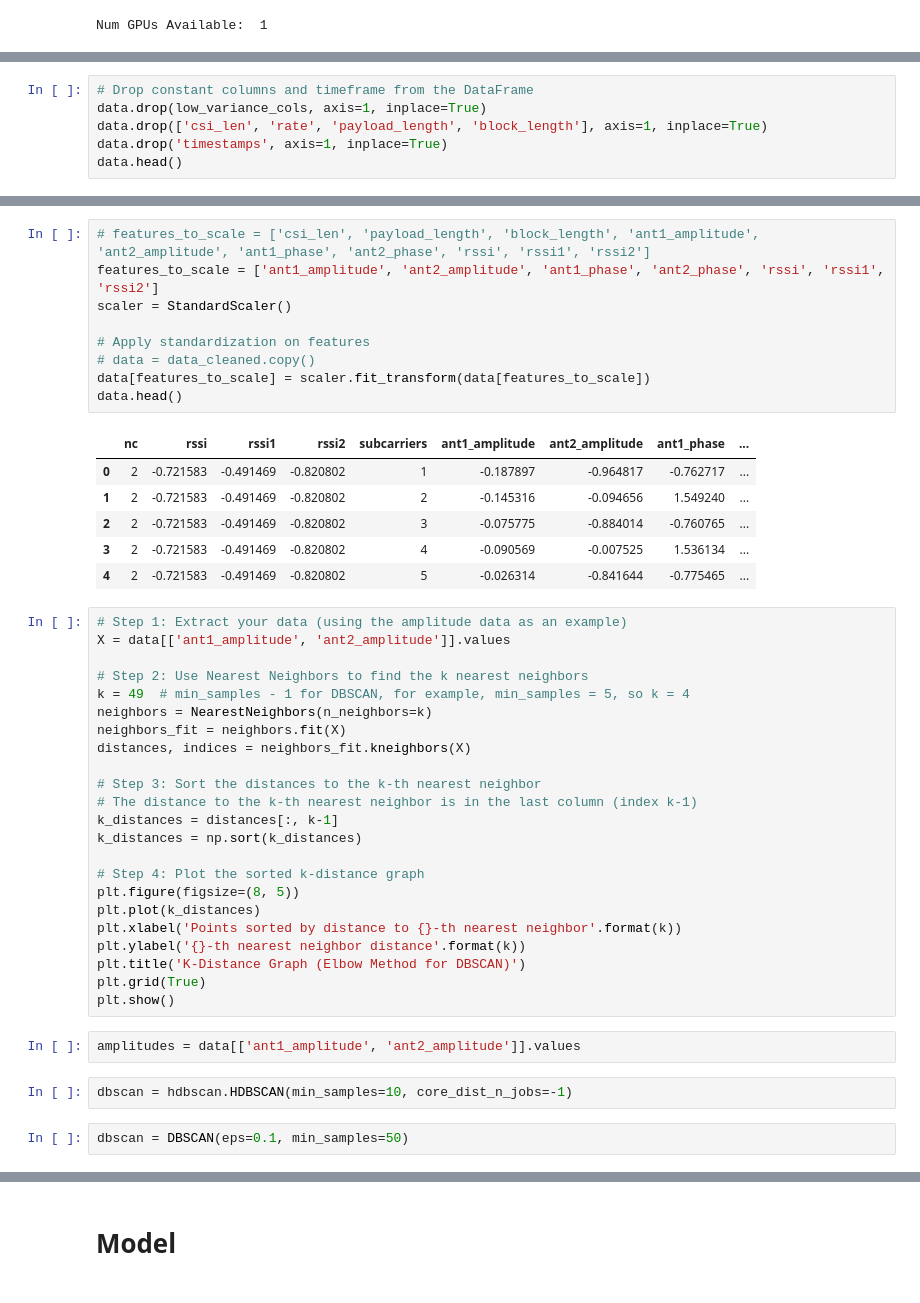
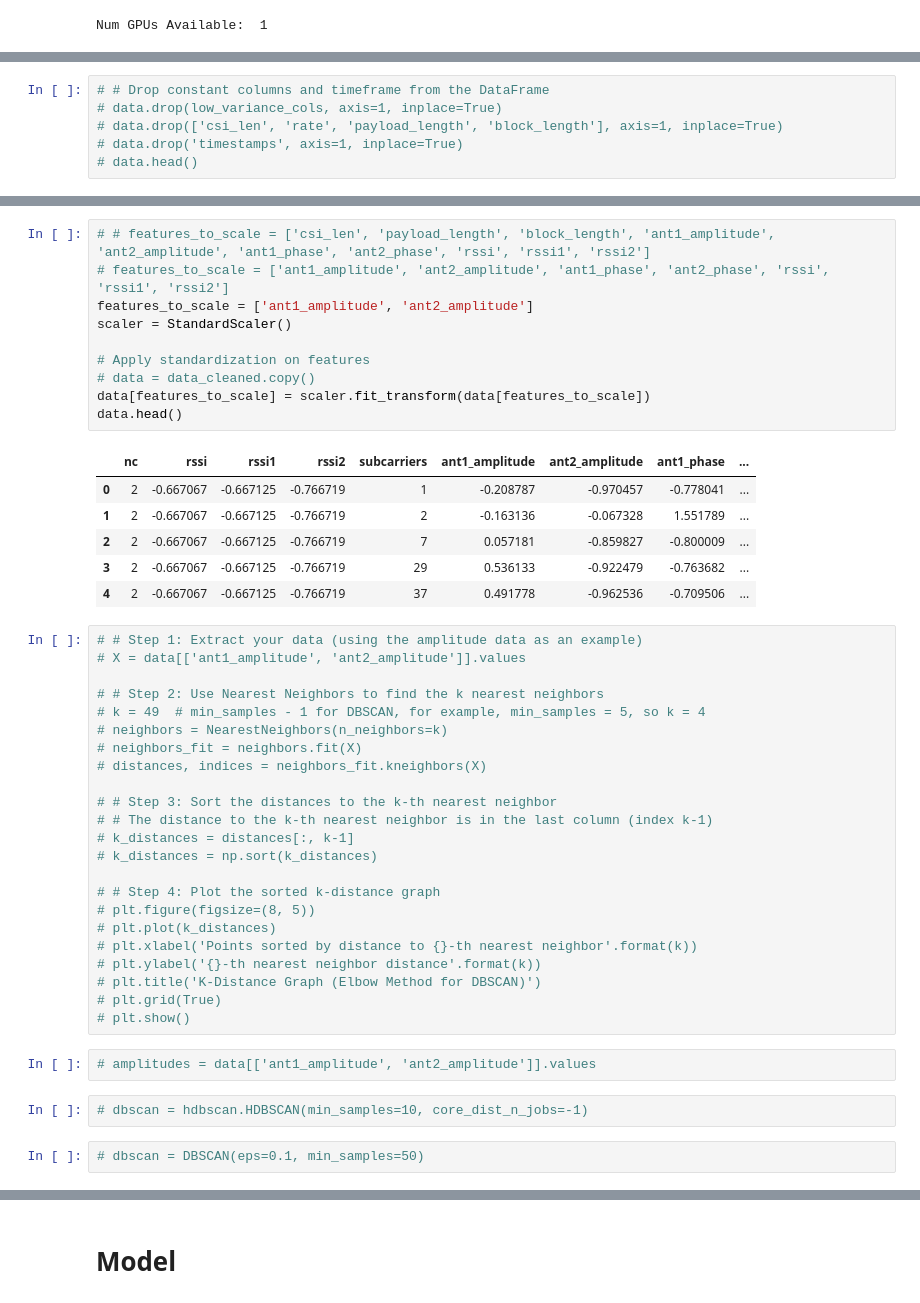
Before and after one commit to AX-0/wifi_localization, a Jupyter notebook: model_dnn.ipynb, the cells around one changed output, grey strips where cells are left out. Drawn from its saved outputs; the diff is of its cells as text.

```diff
--- a/model_dnn.ipynb
+++ b/model_dnn.ipynb
@@ -103,6 +86,6 @@ Columns with low or zero variance:
 # %%
-# Drop constant columns and timeframe from the DataFrame
-data.drop(low_variance_cols, axis=1, inplace=True)
-data.drop(['csi_len', 'rate', 'payload_length', 'block_length'], axis=1, inplace=True)
-data.drop('timestamps', axis=1, inplace=True)
-data.head()
+# # Drop constant columns and timeframe from the DataFrame
+# data.drop(low_variance_cols, axis=1, inplace=True)
+# data.drop(['csi_len', 'rate', 'payload_length', 'block_length'], axis=1, inplace=True)
+# data.drop('timestamps', axis=1, inplace=True)
+# data.head()
@@ -116,46 +92,47 @@ data.head()
 # %%
-# features_to_scale = ['csi_len', 'payload_length', 'block_length', 'ant1_amplitude', 'ant2_amplitude', 'ant1_phase', 'ant2_phase', 'rssi', 'rssi1', 'rssi2']
-features_to_scale = ['ant1_amplitude', 'ant2_amplitude', 'ant1_phase', 'ant2_phase', 'rssi', 'rssi1', 'rssi2']
+# # features_to_scale = ['csi_len', 'payload_length', 'block_length', 'ant1_amplitude', 'ant2_amplitude', 'ant1_phase', 'ant2_phase', 'rssi', 'rssi1', 'rssi2']
+# features_to_scale = ['ant1_amplitude', 'ant2_amplitude', 'ant1_phase', 'ant2_phase', 'rssi', 'rssi1', 'rssi2']
+features_to_scale = ['ant1_amplitude', 'ant2_amplitude']
 scaler = StandardScaler()
 
 # Apply standardization on features
 # data = data_cleaned.copy()
 data[features_to_scale] = scaler.fit_transform(data[features_to_scale])
 data.head()
 # %% [output]
 |  | nc | rssi | rssi1 | rssi2 | subcarriers | ant1_amplitude | ant2_amplitude | ant1_phase | ... |
-| 0 | 2 | -0.721583 | -0.491469 | -0.820802 | 1 | -0.187897 | -0.964817 | -0.762717 | ... |
-| 1 | 2 | -0.721583 | -0.491469 | -0.820802 | 2 | -0.145316 | -0.094656 | 1.549240 | ... |
-| 2 | 2 | -0.721583 | -0.491469 | -0.820802 | 3 | -0.075775 | -0.884014 | -0.760765 | ... |
-| 3 | 2 | -0.721583 | -0.491469 | -0.820802 | 4 | -0.090569 | -0.007525 | 1.536134 | ... |
-| 4 | 2 | -0.721583 | -0.491469 | -0.820802 | 5 | -0.026314 | -0.841644 | -0.775465 | ... |
+| 0 | 2 | -0.667067 | -0.667125 | -0.766719 | 1 | -0.208787 | -0.970457 | -0.778041 | ... |
+| 1 | 2 | -0.667067 | -0.667125 | -0.766719 | 2 | -0.163136 | -0.067328 | 1.551789 | ... |
+| 2 | 2 | -0.667067 | -0.667125 | -0.766719 | 7 | 0.057181 | -0.859827 | -0.800009 | ... |
+| 3 | 2 | -0.667067 | -0.667125 | -0.766719 | 29 | 0.536133 | -0.922479 | -0.763682 | ... |
+| 4 | 2 | -0.667067 | -0.667125 | -0.766719 | 37 | 0.491778 | -0.962536 | -0.709506 | ... |
 # %%
-# Step 1: Extract your data (using the amplitude data as an example)
-X = data[['ant1_amplitude', 'ant2_amplitude']].values
+# # Step 1: Extract your data (using the amplitude data as an example)
+# X = data[['ant1_amplitude', 'ant2_amplitude']].values
 
-# Step 2: Use Nearest Neighbors to find the k nearest neighbors
-k = 49  # min_samples - 1 for DBSCAN, for example, min_samples = 5, so k = 4
-neighbors = NearestNeighbors(n_neighbors=k)
-neighbors_fit = neighbors.fit(X)
-distances, indices = neighbors_fit.kneighbors(X)
+# # Step 2: Use Nearest Neighbors to find the k nearest neighbors
+# k = 49  # min_samples - 1 for DBSCAN, for example, min_samples = 5, so k = 4
+# neighbors = NearestNeighbors(n_neighbors=k)
+# neighbors_fit = neighbors.fit(X)
+# distances, indices = neighbors_fit.kneighbors(X)
 
-# Step 3: Sort the distances to the k-th nearest neighbor
-# The distance to the k-th nearest neighbor is in the last column (index k-1)
-k_distances = distances[:, k-1]
-k_distances = np.sort(k_distances)
+# # Step 3: Sort the distances to the k-th nearest neighbor
+# # The distance to the k-th nearest neighbor is in the last column (index k-1)
+# k_distances = distances[:, k-1]
+# k_distances = np.sort(k_distances)
 
-# Step 4: Plot the sorted k-distance graph
-plt.figure(figsize=(8, 5))
-plt.plot(k_distances)
-plt.xlabel('Points sorted by distance to {}-th nearest neighbor'.format(k))
-plt.ylabel('{}-th nearest neighbor distance'.format(k))
-plt.title('K-Distance Graph (Elbow Method for DBSCAN)')
-plt.grid(True)
-plt.show()
+# # Step 4: Plot the sorted k-distance graph
+# plt.figure(figsize=(8, 5))
+# plt.plot(k_distances)
+# plt.xlabel('Points sorted by distance to {}-th nearest neighbor'.format(k))
+# plt.ylabel('{}-th nearest neighbor distance'.format(k))
+# plt.title('K-Distance Graph (Elbow Method for DBSCAN)')
+# plt.grid(True)
+# plt.show()
 # %%
-amplitudes = data[['ant1_amplitude', 'ant2_amplitude']].values
+# amplitudes = data[['ant1_amplitude', 'ant2_amplitude']].values
 # %%
-dbscan = hdbscan.HDBSCAN(min_samples=10, core_dist_n_jobs=-1)
+# dbscan = hdbscan.HDBSCAN(min_samples=10, core_dist_n_jobs=-1)
 # %%
-dbscan = DBSCAN(eps=0.1, min_samples=50)
+# dbscan = DBSCAN(eps=0.1, min_samples=50)
 # %%
```
Also changed, not shown: parts of 24 cells of this notebook, 27 other files.
